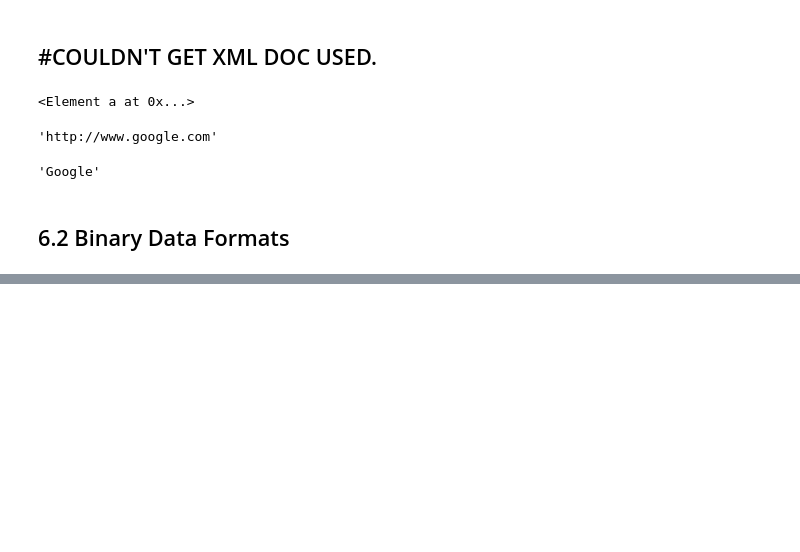
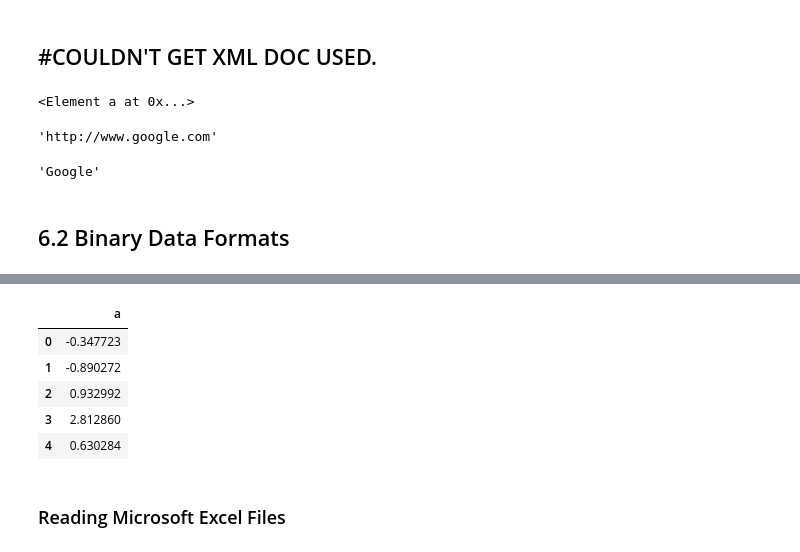
Before and after one commit to TomLafferty/2dot1-WesWrangling, a Jupyter notebook: Chapter6WorkAlong.ipynb, the cells around one changed output, grey strips where cells are left out. Drawn from its saved outputs; the diff is of its cells as text; code cells hidden in the pictures; blank space fills up the shorter version.

Commit message:
excel part

```diff
--- a/Chapter6WorkAlong.ipynb
+++ b/Chapter6WorkAlong.ipynb
@@ -490,0 +553,12 @@ root.text
+# %%
+frame.to_hdf('mydata.h5', 'obj3', format='table')
+pd.read_hdf('mydata.h5', 'obj3', where=['index < 5'])
+# %% [output]
+|  | a |
+| 0 | -0.347723 |
+| 1 | -0.890272 |
+| 2 | 0.932992 |
+| 3 | 2.812860 |
+| 4 | 0.630284 |
+# %% [markdown]
+### Reading Microsoft Excel Files
```
Also changed, not shown: parts of 13 cells of this notebook, 2 other files.
